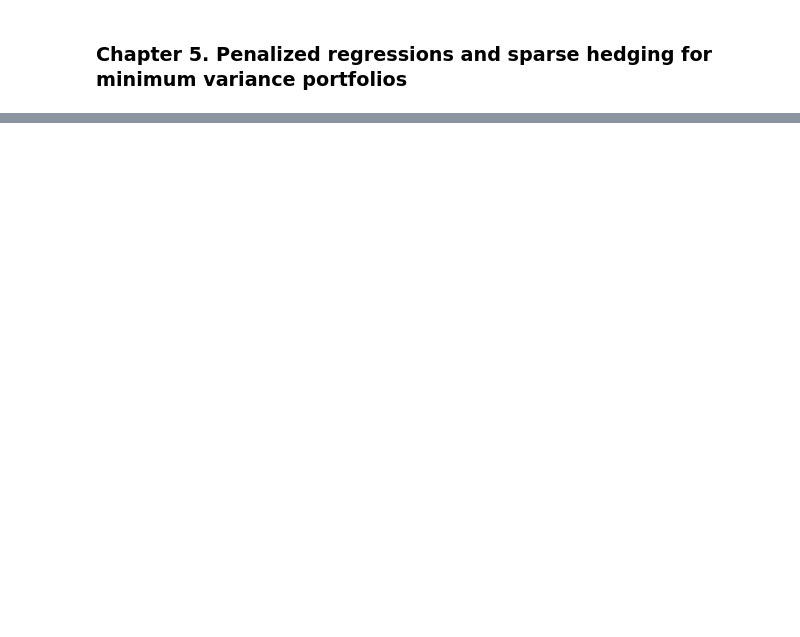
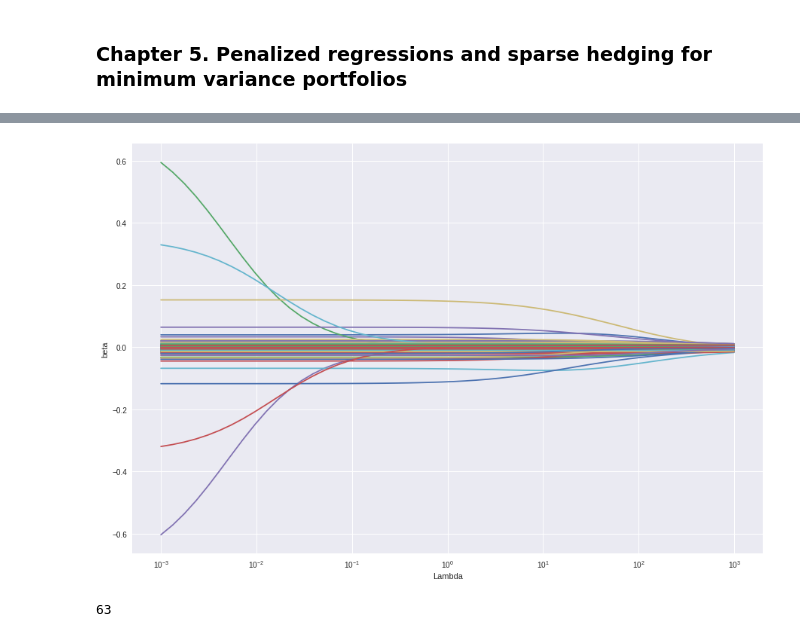
Before and after one commit to viniesposito/py-mlfactor, a Jupyter notebook: py_mlfactor.ipynb, the cells around one changed output, grey strips where cells are left out. Cells and saved outputs as stored; diff of their text form; code cells hidden in the pictures; blank space fills up the shorter version.

```diff
--- a/py_mlfactor.ipynb
+++ b/py_mlfactor.ipynb
@@ -295,0 +317,24 @@ df.drop('index',axis=1).hist(bins=15);
+# %%
+alphas = np.logspace(-3,3,50)
+
+coef_path = {}
+
+for alpha in alphas:
+  ridge = Ridge(alpha=alpha)
+  ridge.fit(X_penalized,y_penalized)
+
+  coef_path[alpha] = ridge.coef_
+
+coef_path_df = pd.DataFrame.from_dict(coef_path).T
+coef_path_df.columns = features
+relevant_predictors = (coef_path_df.abs().sum() != 0.0)
+coef_path_df.loc[:,relevant_predictors].plot(xlabel='Lambda',ylabel='beta',figsize=(15,10),legend=False, logx=True);
+# %% [output]
+[figure, added]
+# %%
+t_oos = returns.index[returns.index > separation_date].values
+
+Tt = len(t_oos)
+nb_port = 3
+# %% [output]
+63
```
Also changed, not shown: parts of 9 cells of this notebook.
